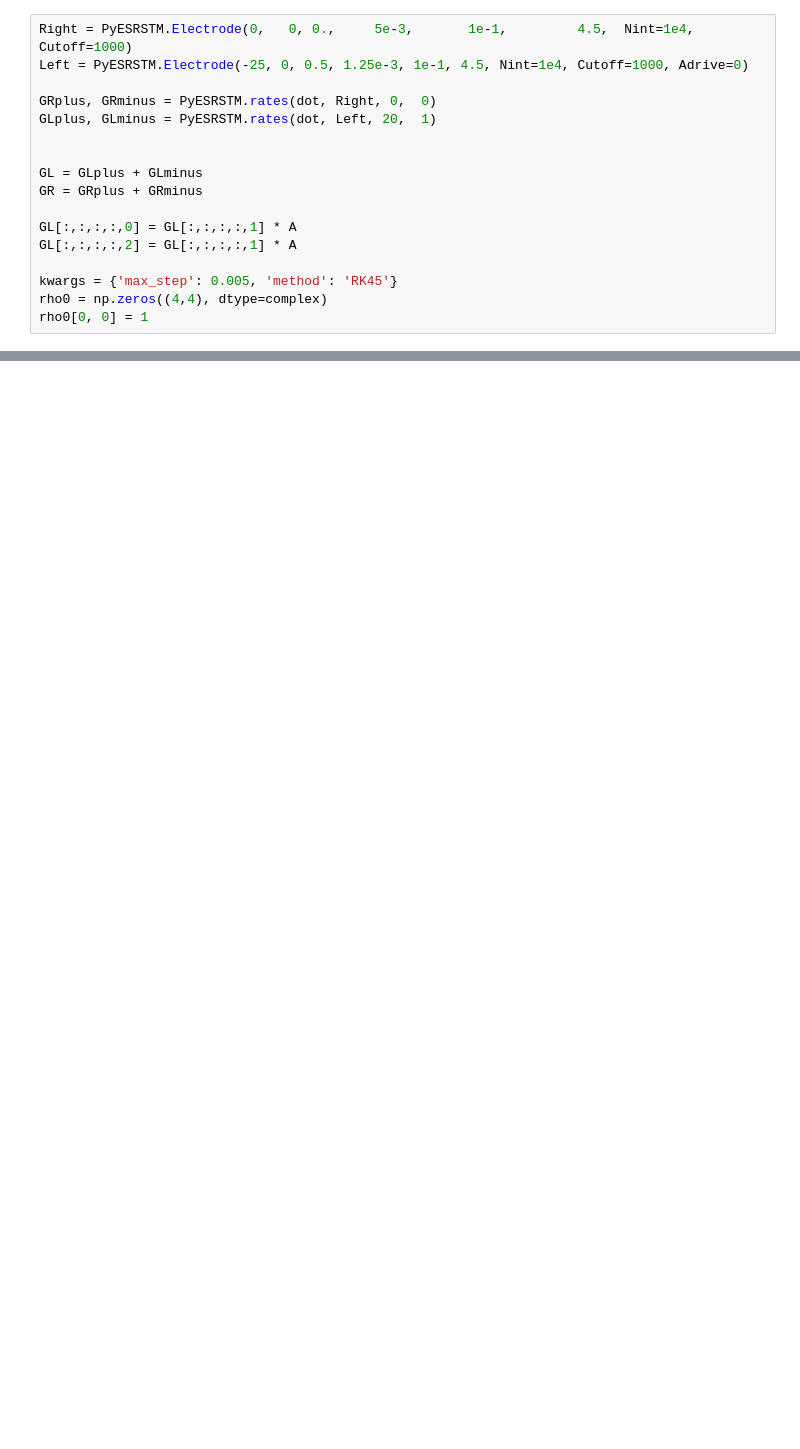
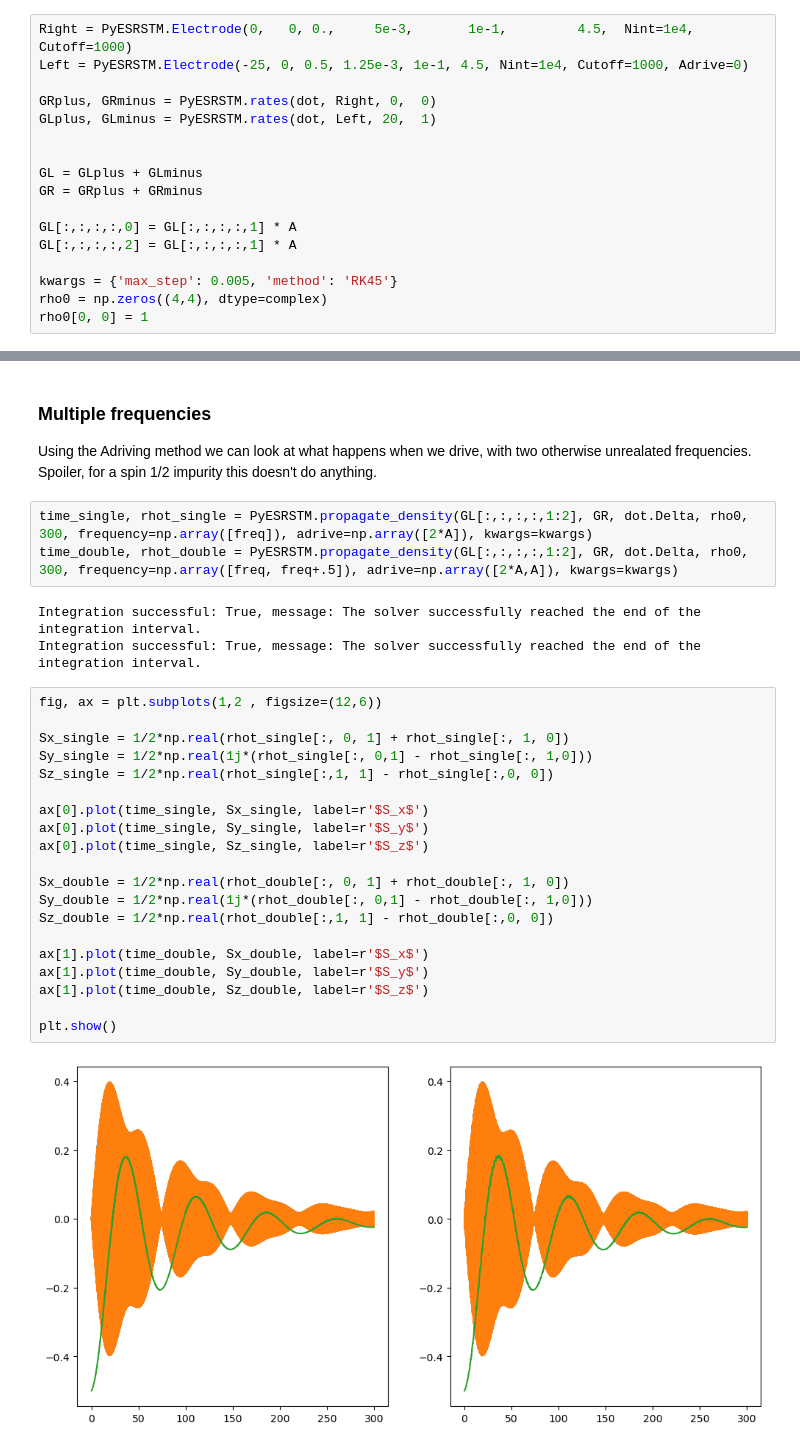
Before and after one commit to matysek00/PyESRSTM, a Jupyter notebook: Tutorial/03-Time-propagation.ipynb, the cells around one changed output, grey strips where cells are left out. Saved outputs shown, nothing was run; the diff lists cells and outputs as text; blank space fills up the shorter version.

```diff
--- a/Tutorial/03-Time-propagation.ipynb
+++ b/Tutorial/03-Time-propagation.ipynb
@@ -266,0 +231,31 @@ plt.plot(times, Mt)
+# %% [markdown]
+### Multiple frequencies
+Using the Adriving method we can look at what happens when we drive, with two otherwise unrealated frequencies. Spoiler, for a spin 1/2 impurity this doesn't do anything.
+# %%
+time_single, rhot_single = PyESRSTM.propagate_density(GL[:,:,:,:,1:2], GR, dot.Delta, rho0, 300, frequency=np.array([freq]), adrive=np.array([2*A]), kwargs=kwargs)
+time_double, rhot_double = PyESRSTM.propagate_density(GL[:,:,:,:,1:2], GR, dot.Delta, rho0, 300, frequency=np.array([freq, freq+.5]), adrive=np.array([2*A,A]), kwargs=kwargs)
+# %% [output]
+Integration successful: True, message: The solver successfully reached the end of the integration interval.
+Integration successful: True, message: The solver successfully reached the end of the integration interval.
+# %%
+fig, ax = plt.subplots(1,2 , figsize=(12,6))
+
+Sx_single = 1/2*np.real(rhot_single[:, 0, 1] + rhot_single[:, 1, 0])
+Sy_single = 1/2*np.real(1j*(rhot_single[:, 0,1] - rhot_single[:, 1,0]))
+Sz_single = 1/2*np.real(rhot_single[:,1, 1] - rhot_single[:,0, 0])
+
+ax[0].plot(time_single, Sx_single, label=r'$S_x$')
+ax[0].plot(time_single, Sy_single, label=r'$S_y$')
+ax[0].plot(time_single, Sz_single, label=r'$S_z$')
+
+Sx_double = 1/2*np.real(rhot_double[:, 0, 1] + rhot_double[:, 1, 0])
+Sy_double = 1/2*np.real(1j*(rhot_double[:, 0,1] - rhot_double[:, 1,0]))
+Sz_double = 1/2*np.real(rhot_double[:,1, 1] - rhot_double[:,0, 0])
+
+ax[1].plot(time_double, Sx_double, label=r'$S_x$')
+ax[1].plot(time_double, Sy_double, label=r'$S_y$')
+ax[1].plot(time_double, Sz_double, label=r'$S_z$')
+
+plt.show()
+# %% [output]
+[figure, added]
```
Also changed, not shown: parts of 16 cells of this notebook, 1 other file.
